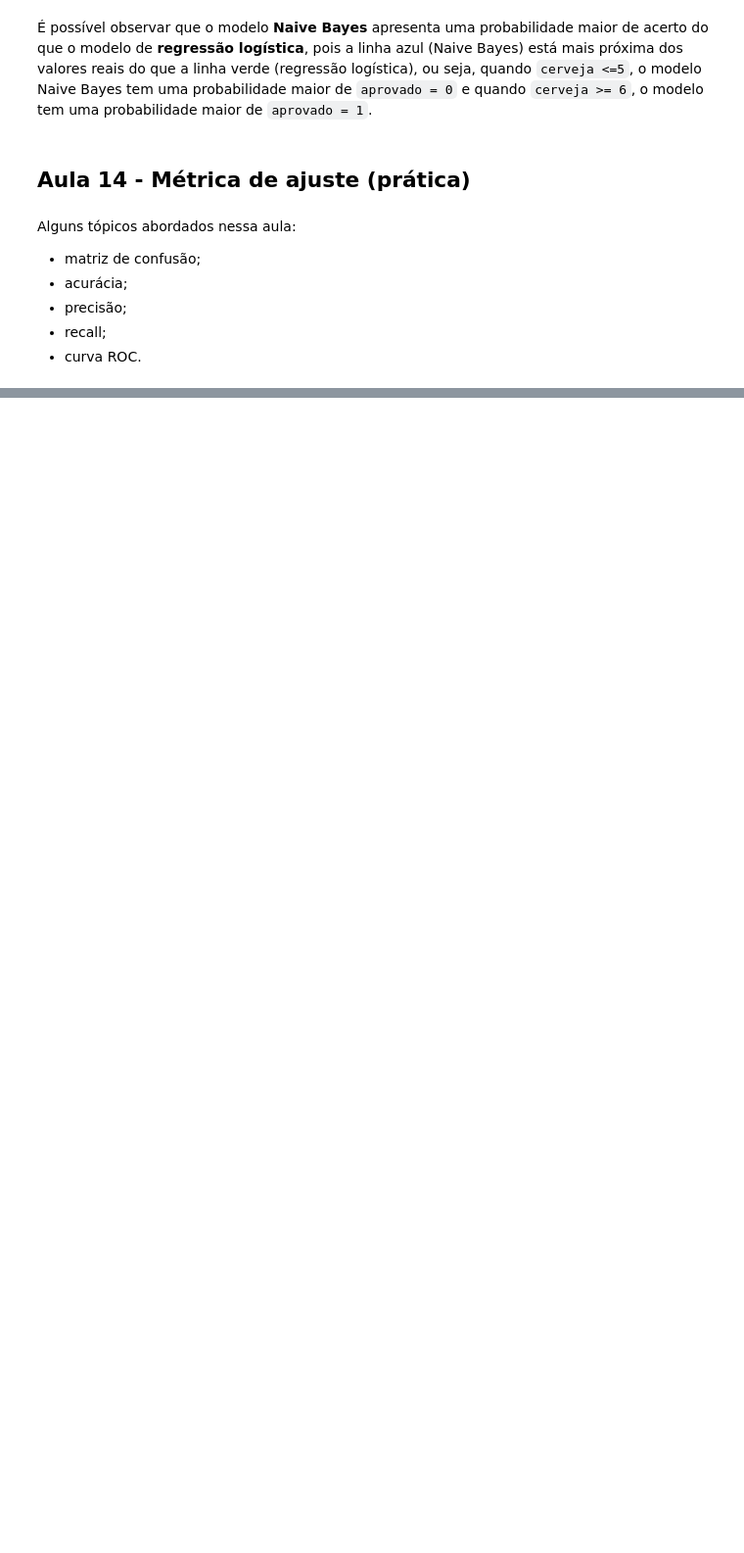
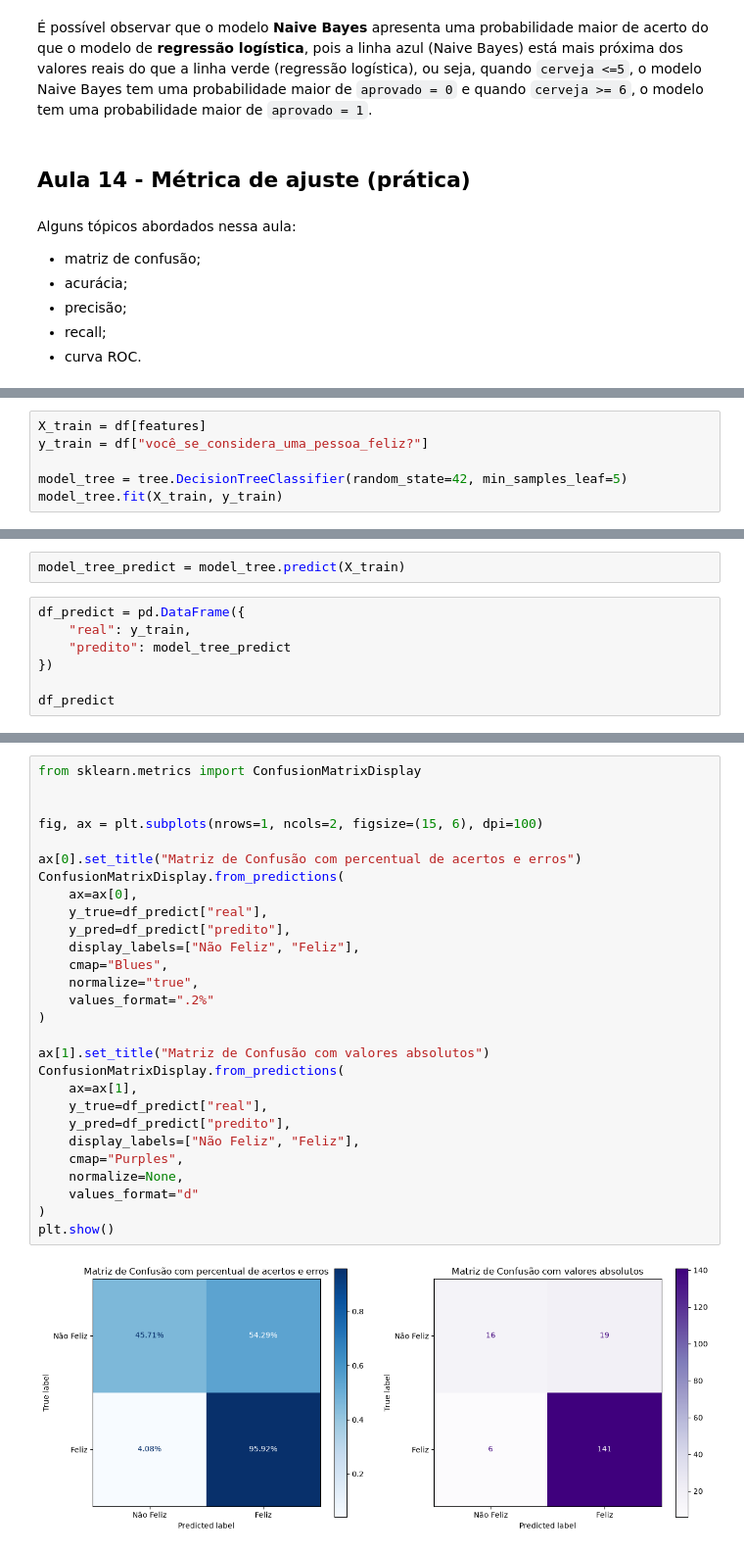
Before and after one commit to Igor-Scalzer010/Data-Science-Notes, a Jupyter notebook: notebooks/curso_youtube_ml/ml_yb.ipynb, the cells around one changed output, grey strips where cells are left out. Shown at 98% size. Saved outputs shown, nothing was run; the diff lists cells and outputs as text; blank space fills up the shorter version.

```diff
--- a/notebooks/curso_youtube_ml/ml_yb.ipynb
+++ b/notebooks/curso_youtube_ml/ml_yb.ipynb
@@ -1149,0 +1290,6 @@ Alguns tópicos abordados nessa aula:
+# %%
+X_train = df[features]
+y_train = df["você_se_considera_uma_pessoa_feliz?"]
+
+model_tree = tree.DecisionTreeClassifier(random_state=42, min_samples_leaf=5)
+model_tree.fit(X_train, y_train)
@@ -1149,0 +1298,9 @@ Alguns tópicos abordados nessa aula:
+# %%
+model_tree_predict = model_tree.predict(X_train)
+# %%
+df_predict = pd.DataFrame({
+    "real": y_train,
+    "predito": model_tree_predict
+})
+
+df_predict
@@ -1149,0 +1344,30 @@ Alguns tópicos abordados nessa aula:
+# %%
+from sklearn.metrics import ConfusionMatrixDisplay
+
+
+fig, ax = plt.subplots(nrows=1, ncols=2, figsize=(15, 6), dpi=100)
+
+ax[0].set_title("Matriz de Confusão com percentual de acertos e erros")
+ConfusionMatrixDisplay.from_predictions(
+    ax=ax[0],
+    y_true=df_predict["real"],
+    y_pred=df_predict["predito"],
+    display_labels=["Não Feliz", "Feliz"],
+    cmap="Blues",
+    normalize="true",
+    values_format=".2%"
+)
+
+ax[1].set_title("Matriz de Confusão com valores absolutos")
+ConfusionMatrixDisplay.from_predictions(
+    ax=ax[1],
+    y_true=df_predict["real"],
+    y_pred=df_predict["predito"],
+    display_labels=["Não Feliz", "Feliz"],
+    cmap="Purples",
+    normalize=None,
+    values_format="d"
+)
+plt.show()
+# %% [output]
+[figure, added]
```
Also changed, not shown: parts of 35 cells of this notebook, 1 other file.
